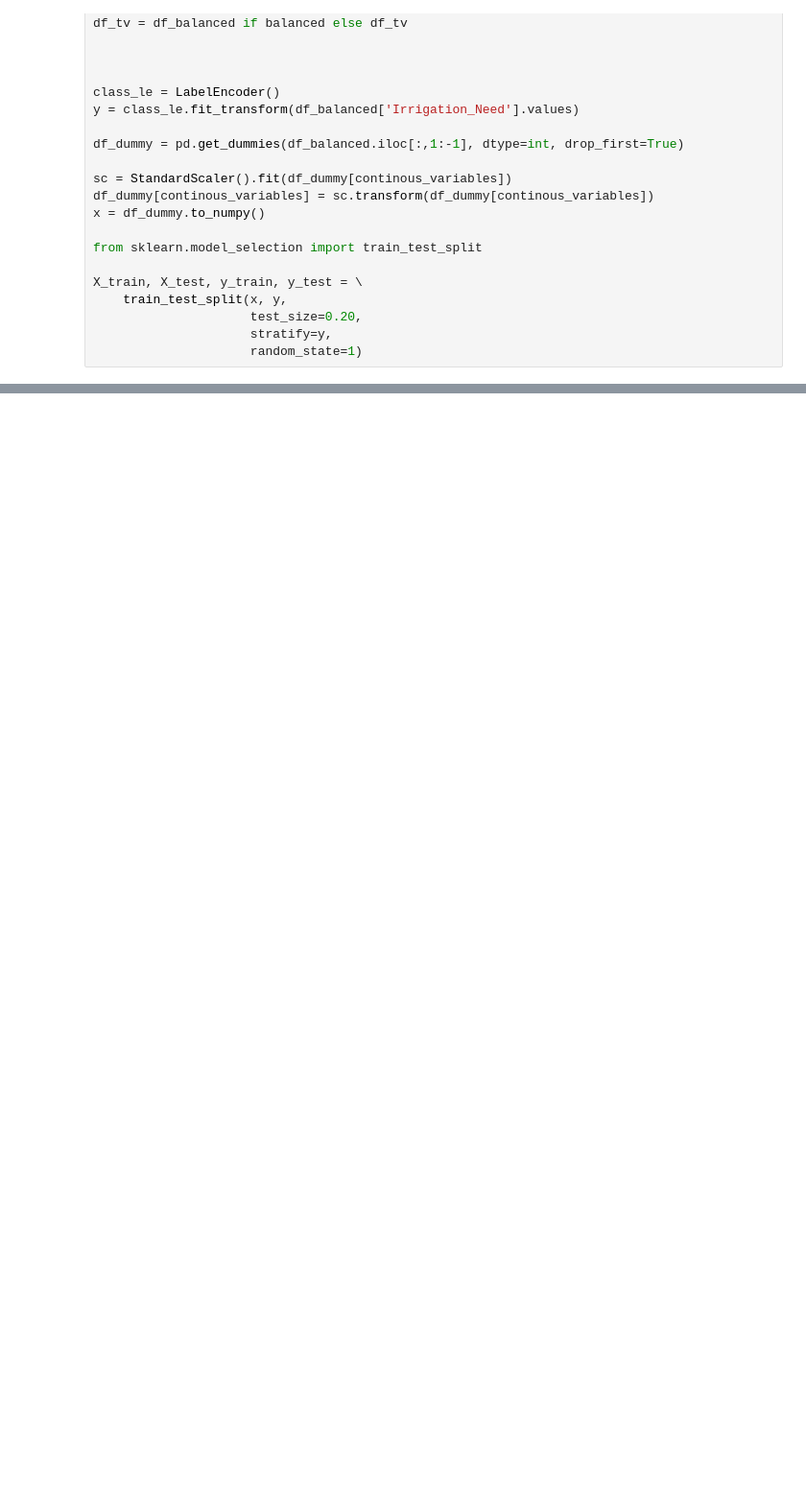
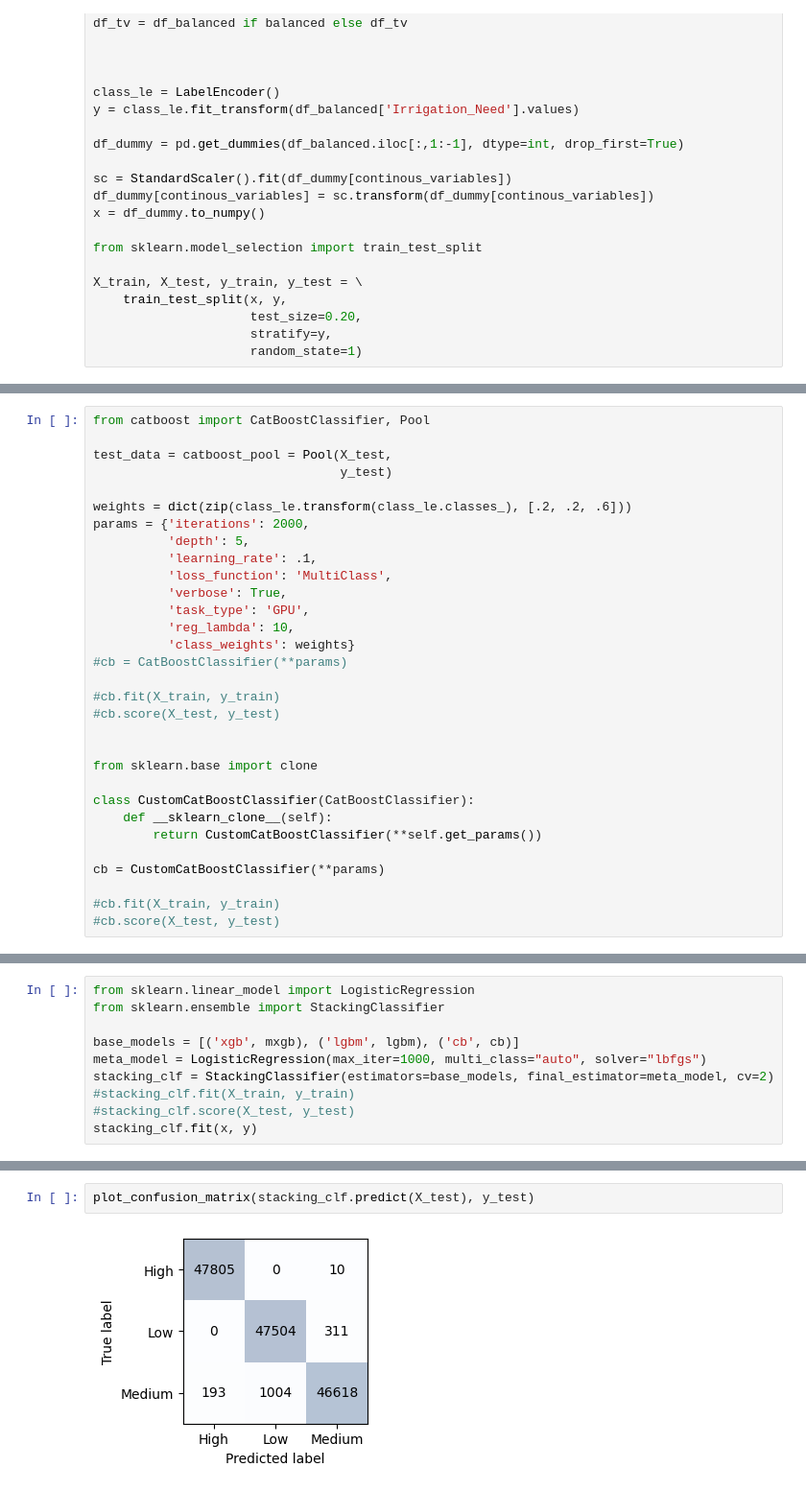
Before and after one commit to ryanmcgreevy/kaggle, a Jupyter notebook: playground-s6ep4/xgb_standalone.ipynb, the cells around one changed output, grey strips where cells are left out. Shown at 96% size. Drawn from its saved outputs; the diff is of its cells as text; blank space fills up the shorter version.

Commit message:
tidied confustion mat code and implemented ensemble and stacking

```diff
--- a/playground-s6ep4/xgb_standalone.ipynb
+++ b/playground-s6ep4/xgb_standalone.ipynb
@@ -244,0 +115,31 @@ plt.show()
+# %%
+from catboost import CatBoostClassifier, Pool
+
+test_data = catboost_pool = Pool(X_test,
+                                 y_test)
+
+weights = dict(zip(class_le.transform(class_le.classes_), [.2, .2, .6]))
+params = {'iterations': 2000,
+          'depth': 5,
+          'learning_rate': .1,
+          'loss_function': 'MultiClass',
+          'verbose': True,
+          'task_type': 'GPU',
+          'reg_lambda': 10,
+          'class_weights': weights}
+#cb = CatBoostClassifier(**params)
+
+#cb.fit(X_train, y_train)
+#cb.score(X_test, y_test)
+
+
+from sklearn.base import clone
+
+class CustomCatBoostClassifier(CatBoostClassifier):
+    def __sklearn_clone__(self):
+        return CustomCatBoostClassifier(**self.get_params())
+
+cb = CustomCatBoostClassifier(**params)
+
+#cb.fit(X_train, y_train)
+#cb.score(X_test, y_test)
@@ -249,0 +156,10 @@ plt.show()
+# %%
+from sklearn.linear_model import LogisticRegression
+from sklearn.ensemble import StackingClassifier
+
+base_models = [('xgb', mxgb), ('lgbm', lgbm), ('cb', cb)]
+meta_model = LogisticRegression(max_iter=1000, multi_class="auto", solver="lbfgs")
+stacking_clf = StackingClassifier(estimators=base_models, final_estimator=meta_model, cv=2)
+#stacking_clf.fit(X_train, y_train)
+#stacking_clf.score(X_test, y_test)
+stacking_clf.fit(x, y)
@@ -250,3 +235,7 @@ plt.show()
+# %%
+plot_confusion_matrix(stacking_clf.predict(X_test), y_test)
+# %% [output]
+[figure, added]
 # %%
 if kaggle:
     testing_data = '/kaggle/input/competitions/playground-series-s6e4/test.csv'
```
Also changed, not shown: parts of 18 cells of this notebook, 1 other file.
